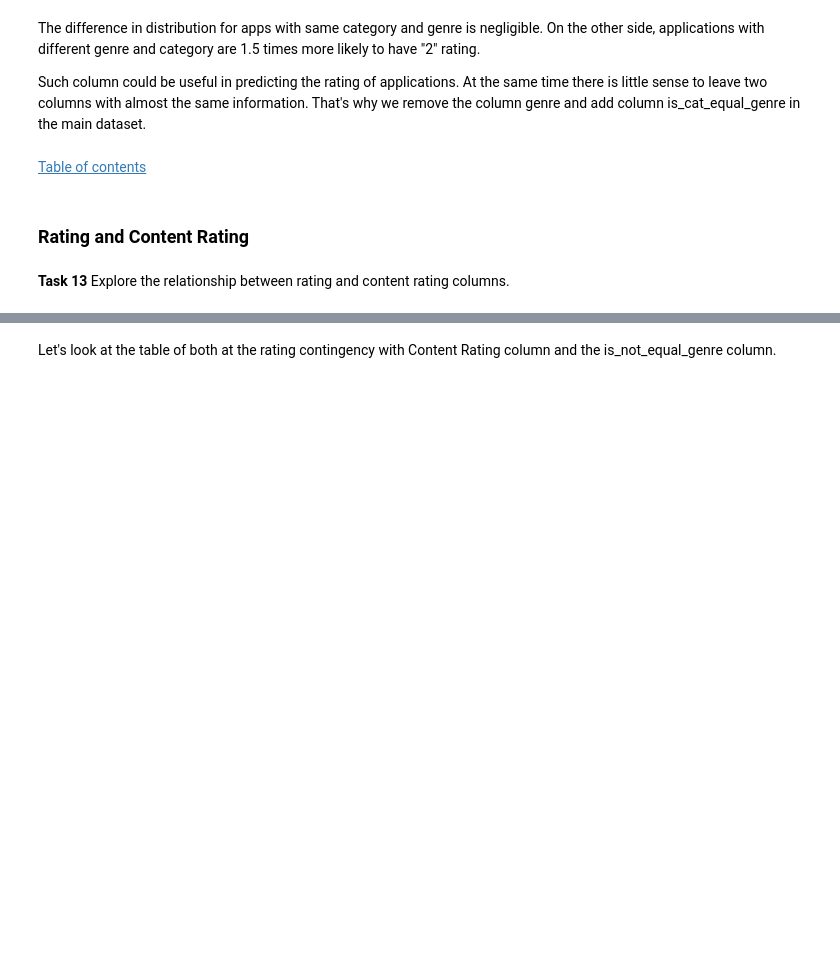
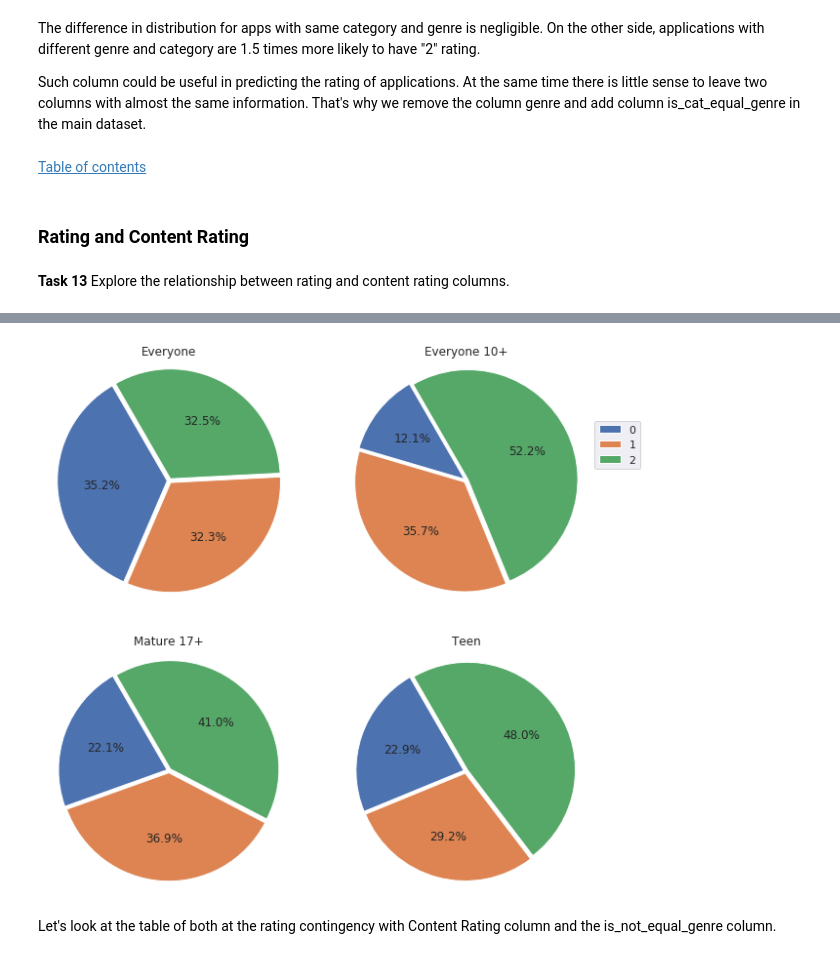
Before and after one commit to antoineodier/workshop1_ml, a Jupyter notebook: notebook_workshop_task.ipynb, the cells around one changed output, grey strips where cells are left out. Saved outputs shown, nothing was run; the diff lists cells and outputs as text; code cells hidden in the pictures; blank space fills up the shorter version.

```diff
--- a/notebook_workshop_task.ipynb
+++ b/notebook_workshop_task.ipynb
@@ -1169,3 +1200,17 @@ df['is_cat_equal_genre'] = df_cat_genrs['is_cat_equal_genre']
+# %%
+# 3
+plt.figure(figsize=(10,10))
+for i, con_rating in enumerate(df['Content Rating'].unique()):
+    plt.subplot(2, 2, i+1)
+    vc = df.Rating[df['Content Rating']== con_rating].value_counts().sort_index()
+    patches = plt.pie(vc,  autopct='%1.1f%%',
+           startangle=120, explode=[0.02]*3)
+    plt.title(con_rating)
+    plt.axis('equal')
+plt.legend(labels=vc.index, loc=(1.02,1.75))
+plt.show()
+# %% [output]
+[figure, added]
 # %% [markdown]
 Let's look at the table of both at the rating contingency with Content Rating column and the is_not_equal_genre column.
 # %%
```
Also changed, not shown: parts of 27 cells of this notebook.
